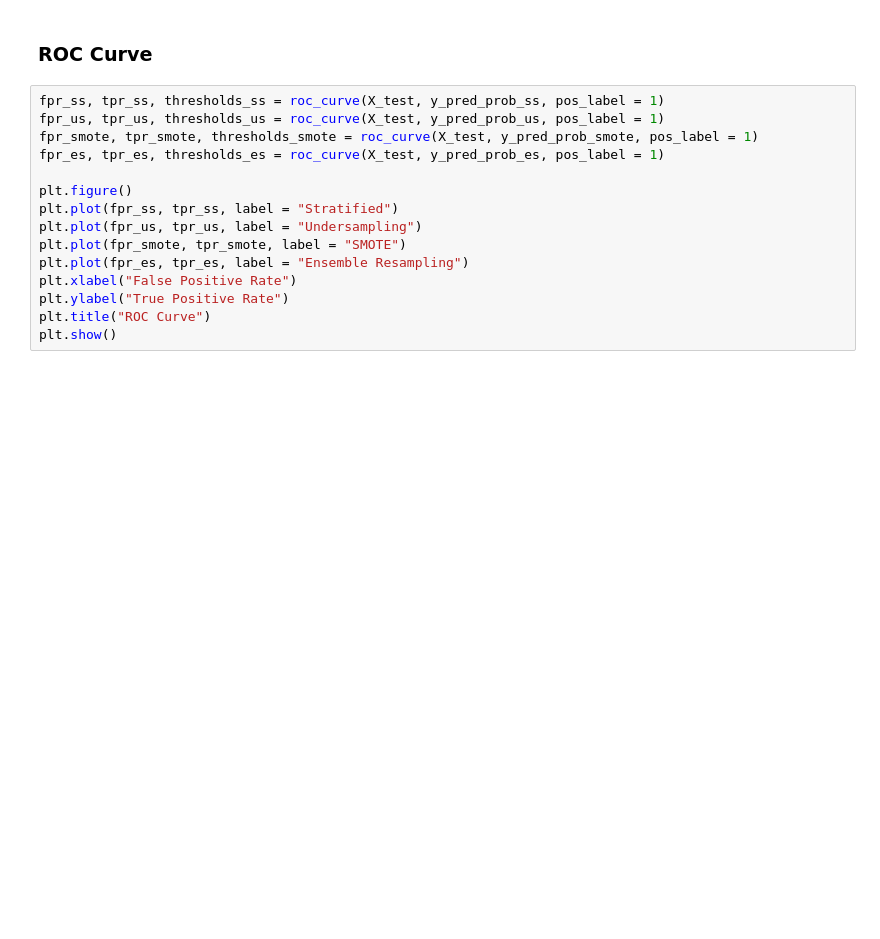
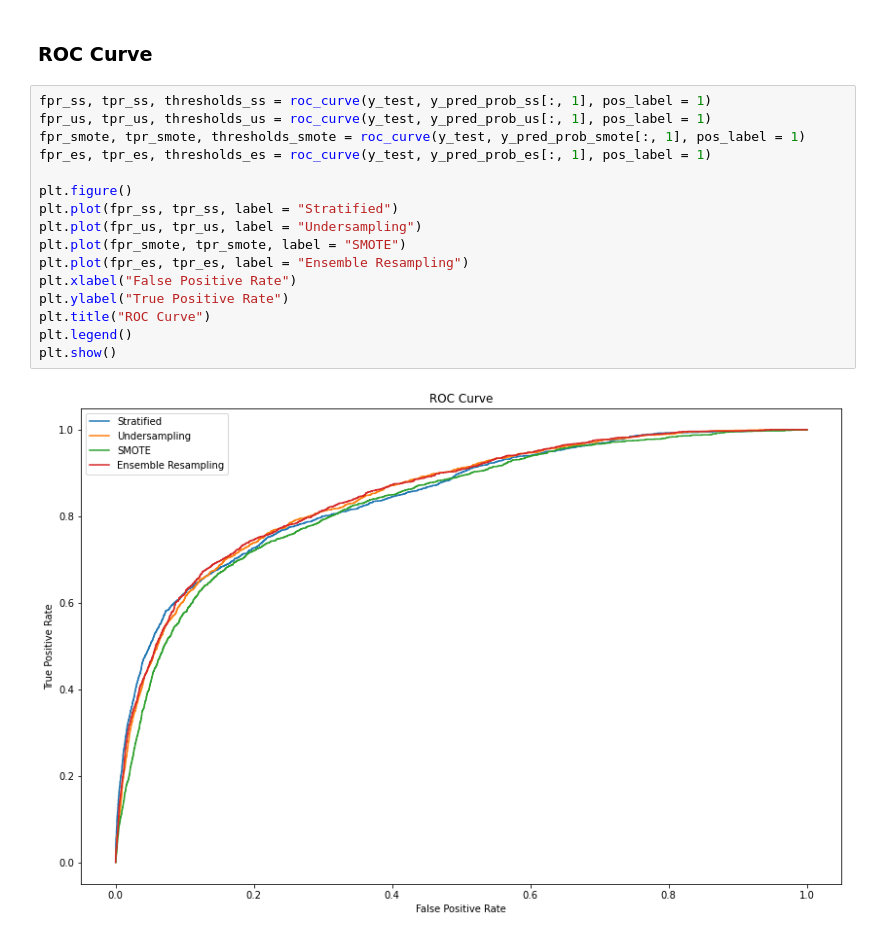
Before and after one commit to lukaswangbk/Delivery-Delay-Prediction, a Jupyter notebook: Notebook/3_0_Sampling_Experiment.ipynb, the cells around one changed output. Drawn from its saved outputs; the diff is of its cells as text; blank space fills up the shorter version.

```diff
--- a/Notebook/3_0_Sampling_Experiment.ipynb
+++ b/Notebook/3_0_Sampling_Experiment.ipynb
@@ -76,17 +134,20 @@ plt.show()
 # %% [markdown]
 ### ROC Curve
 # %%
-fpr_ss, tpr_ss, thresholds_ss = roc_curve(X_test, y_pred_prob_ss, pos_label = 1)
-fpr_us, tpr_us, thresholds_us = roc_curve(X_test, y_pred_prob_us, pos_label = 1)
-fpr_smote, tpr_smote, thresholds_smote = roc_curve(X_test, y_pred_prob_smote, pos_label = 1)
-fpr_es, tpr_es, thresholds_es = roc_curve(X_test, y_pred_prob_es, pos_label = 1)
+fpr_ss, tpr_ss, thresholds_ss = roc_curve(y_test, y_pred_prob_ss[:, 1], pos_label = 1)
+fpr_us, tpr_us, thresholds_us = roc_curve(y_test, y_pred_prob_us[:, 1], pos_label = 1)
+fpr_smote, tpr_smote, thresholds_smote = roc_curve(y_test, y_pred_prob_smote[:, 1], pos_label = 1)
+fpr_es, tpr_es, thresholds_es = roc_curve(y_test, y_pred_prob_es[:, 1], pos_label = 1)
 
 plt.figure()
 plt.plot(fpr_ss, tpr_ss, label = "Stratified")
 plt.plot(fpr_us, tpr_us, label = "Undersampling")
 plt.plot(fpr_smote, tpr_smote, label = "SMOTE")
 plt.plot(fpr_es, tpr_es, label = "Ensemble Resampling")
 plt.xlabel("False Positive Rate")
 plt.ylabel("True Positive Rate")
 plt.title("ROC Curve")
+plt.legend()
 plt.show()
+# %% [output]
+[figure, added]
```
Also changed, not shown: parts of 15 cells of this notebook.
